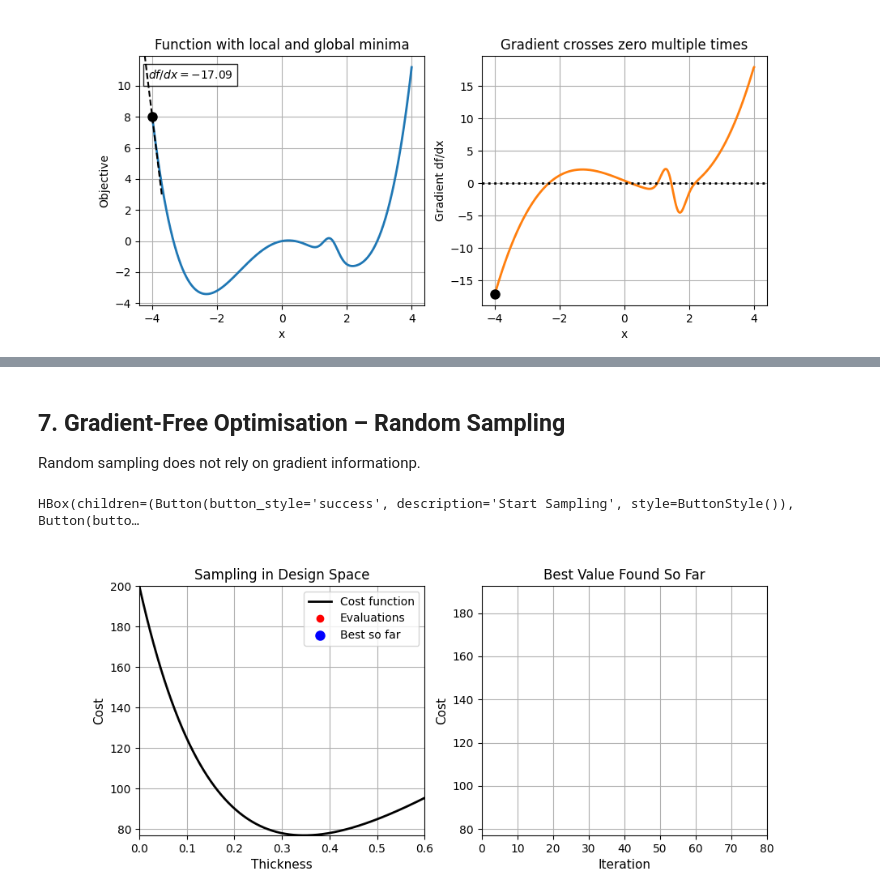
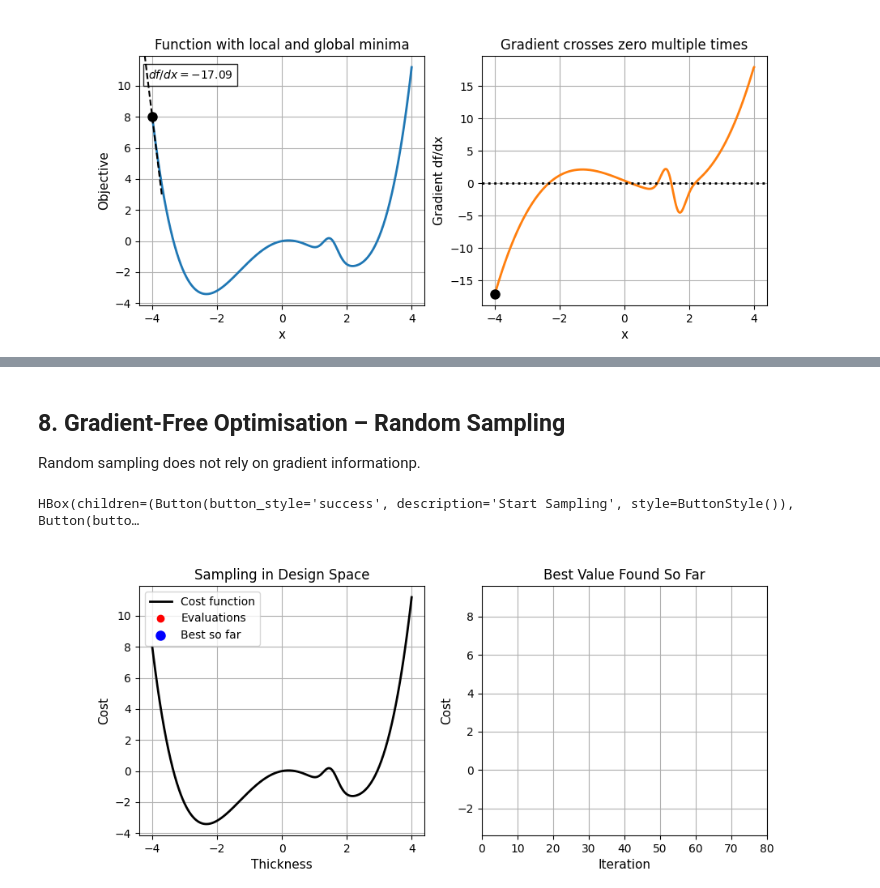
Before and after one commit to casselineau/DOST, a Jupyter notebook: optimisation_thermal_sciences_extended.ipynb, the cells around one changed output, grey strips where cells are left out. Saved outputs shown, nothing was run; the diff lists cells and outputs as text; code cells hidden in the pictures.

```diff
--- a/optimisation_thermal_sciences_extended.ipynb
+++ b/optimisation_thermal_sciences_extended.ipynb
@@ -331,7 +406,7 @@ fig, ax = plt.subplots(figsize=(6, 4))
 total_line,        = ax.plot([], [], label="Total cost", linewidth=2)
 energy_line,       = ax.plot([], [], "--", label="Energy cost", color="green")
 insulation_line,   = ax.plot([], [], "--", label="Insulation cost", color="blue")
-opt_point,         = ax.plot([], [], marker="*", color="red", markersize=10, zorder=10)
+opt_point,         = ax.plot([], [], marker="*", label="Optimum", color="red", markersize=10, linewidth=0, zorder=10)
 
 ax.set_xlabel("Insulation thickness [m]")
 ax.set_ylabel("Annual cost [€]")
@@ -345,17 +420,20 @@ ax.set_xlim([0, np.amax(t)])
 # -----------------------
 k_slider = widgets.FloatSlider(
     min=0.03, max=0.10, step=0.005, value=0.045,
-    description="Conductivity k"
+    description="Conductivity k",
+    style={'description_width': '100px'}
 )
 
 ce_slider = widgets.FloatSlider(
     min=0.03, max=0.12, step=0.005, value=0.10,
-    description="Energy price"
+    description="Energy price",
+    style={'description_width': '100px'}
 )
 
 ci_slider = widgets.FloatSlider(
     min=50, max=500, step=10, value=150,
-    description="Insulation cost"
+    description="Insulation cost",
+    style={'description_width': '100px'}
 )
 
 display(widgets.VBox([k_slider, ce_slider, ci_slider]))
@@ -846,7 +1007,8 @@ tradeoff_line, = ax.plot([], [], '-o')
 budget_line, = ax.plot([], [], '--', color='k')
 
 ax.set_xlim(0, 12000)
-ax.set_ylim(0, 5)
+ax.set_ylim(0, 10000)
+
 ax.set_xlabel('System cost [€]')
 ax.set_ylabel('Annual gas savings [€/year]')
 ax.set_title('Pareto trade-off (gas price dependent)')
@@ -865,7 +1027,7 @@ capital_slider = widgets.FloatSlider(
     value=6000, description='Capital available'
 )
 
-display(widgets.VBox([price_slider, capital_slider]))
+display(widgets.VBox([capital_slider, price_slider]))
 
 # -----------------------
 # Update function
@@ -874,7 +1036,11 @@ def update(*_):
     price = price_slider.value
     capital_available = capital_slider.value
 
-    savings = price * (32 * (1 - np.exp(-0.15 * A)))  # €/year
+    Q_max = 60000   # kWh/year, realistic solar thermal contribution
+    k = 0.12        # saturation coefficient
+
+    savings = price * Q_max * (1 - np.exp(-k * A))  # €/year
+
     cost = 400 * A + 1500
 
     # Update Pareto curve
@@ -1292,6 +2011,6 @@ HBox(children=(FloatSlider(value=-3.0, description='Start x', max=4.0, min=-4.0,
 # %% [markdown]
 
-## 7. Gradient-Free Optimisation – Random Sampling
+## 8. Gradient-Free Optimisation – Random Sampling
 
 Random sampling does not rely on gradient informationp.
 # %%
@@ -1307,14 +2026,14 @@ from IPython.display import display
 # Previous insulation data
 # -----------------------------
 def cost(x):
-    return 200*np.exp(-6*x) + 150*x
+    return 0.1 * x**4 - x**2 + 0.4 * x + 1.3 * np.exp(-(x - 1.5)**2 / 0.1)
 
-x = np.linspace(0, 0.6, 400)
+x = np.linspace(-4, 4, 600)
 J = cost(x)
 
 # Random sampling in design space
-np.random.seed(15)
-samples = np.random.uniform(0, 0.6, 80)
+np.random.seed(0)
+samples = np.random.uniform(np.amin(x), np.amax(x), 80)
 vals = cost(samples)
 
 # -----------------------------
@@ -1327,8 +2046,6 @@ axs[0].plot(x, J, color="black", label="Cost function")
 evals_line, = axs[0].plot([], [], "ro", label="Evaluations")
 best_pt, = axs[0].plot([], [], "bo", markersize=8, label="Best so far")
 
-axs[0].set_xlim(0, 0.6)
-axs[0].set_ylim(J.min(), J.max())
 axs[0].set_title("Sampling in Design Space")
 axs[0].set_xlabel("Thickness")
 axs[0].set_ylabel("Cost")
@@ -1386,31 +2103,31 @@ anim = None
 def start_animation(b):
     global anim, best_vals
     best_vals = []
 
     anim = FuncAnimation(
         fig,
         update,
         frames=len(samples),
         interval=150,
         blit=False,      # IMPORTANT for ipympl stability
         repeat=False
     )
     fig.canvas.draw_idle()
 
 def reset(b):
     global anim, best_vals
     if anim is not None:
         anim.event_source.stop()
         anim = None
 
     evals_line.set_data([], [])
     best_pt.set_data([], [])
     best_vals = []
     best_line.set_data([], [])
     fig.canvas.draw_idle()
 
 start_button.on_click(start_animation)
 reset_button.on_click(reset)
 # %% [output]
 HBox(children=(Button(button_style='success', description='Start Sampling', style=ButtonStyle()), Button(butto…
-[figure, old version]
+[figure, new version]
```
Also changed, not shown: parts of 17 cells of this notebook.
